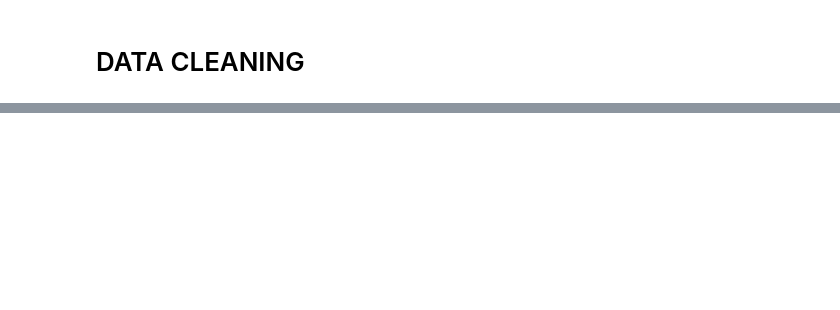
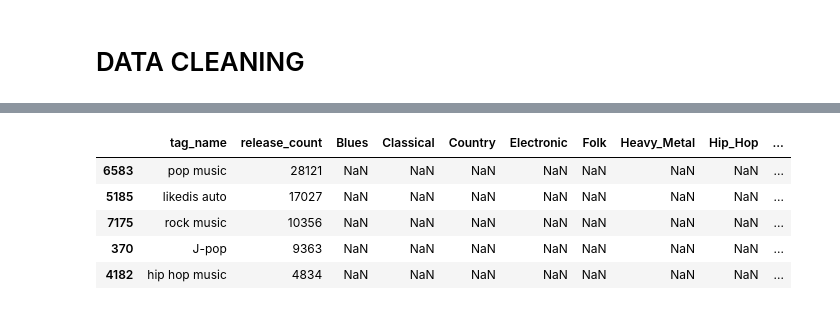
Before and after one commit to AInhoa84/Music_genre_visual_evolution, a Jupyter notebook: Data_cleaning.ipynb, the cells around one changed output, grey strips where cells are left out. Drawn from its saved outputs; the diff is of its cells as text; code cells hidden in the pictures; blank space fills up the shorter version.

```diff
--- a/Data_cleaning.ipynb
+++ b/Data_cleaning.ipynb
@@ -54,0 +49,6 @@ artist_tag.head()
+# %%
+genreless_grouped = genreless.groupby('tag_name').count()[['release_id']].copy().reset_index()
+# %%
+genreless_grouped.sort_values(by=['release_id'], ascending=False, inplace=True)
+genreless_grouped.rename(columns={'release_id':'release_count'}, inplace=True)
+genreless_grouped.head()
@@ -54,0 +62,23 @@ artist_tag.head()
+# %%
+#We create new columns to retrieve some information about the content of each tag:
+genreless_grouped['Blues'] = np.nan
+genreless_grouped['Classical'] = np.nan
+genreless_grouped['Country'] = np.nan
+genreless_grouped['Electronic'] = np.nan
+genreless_grouped['Folk'] = np.nan
+genreless_grouped['Heavy_Metal'] = np.nan
+genreless_grouped['Hip_Hop'] = np.nan
+genreless_grouped['Jazz'] = np.nan
+genreless_grouped['Latin'] = np.nan
+genreless_grouped['Pop'] = np.nan
+genreless_grouped['Punk'] = np.nan
+genreless_grouped['RB'] = np.nan
+genreless_grouped['Rock'] = np.nan
+genreless_grouped.head()
+# %% [output]
+|  | tag_name | release_count | Blues | Classical | Country | Electronic | Folk | Heavy_Metal | Hip_Hop | ... |
+| 6583 | pop music | 28121 | NaN | NaN | NaN | NaN | NaN | NaN | NaN | ... |
+| 5185 | likedis auto | 17027 | NaN | NaN | NaN | NaN | NaN | NaN | NaN | ... |
+| 7175 | rock music | 10356 | NaN | NaN | NaN | NaN | NaN | NaN | NaN | ... |
+| 370 | J-pop | 9363 | NaN | NaN | NaN | NaN | NaN | NaN | NaN | ... |
+| 4182 | hip hop music | 4834 | NaN | NaN | NaN | NaN | NaN | NaN | NaN | ... |
```
Also changed, not shown: parts of 30 cells of this notebook.
